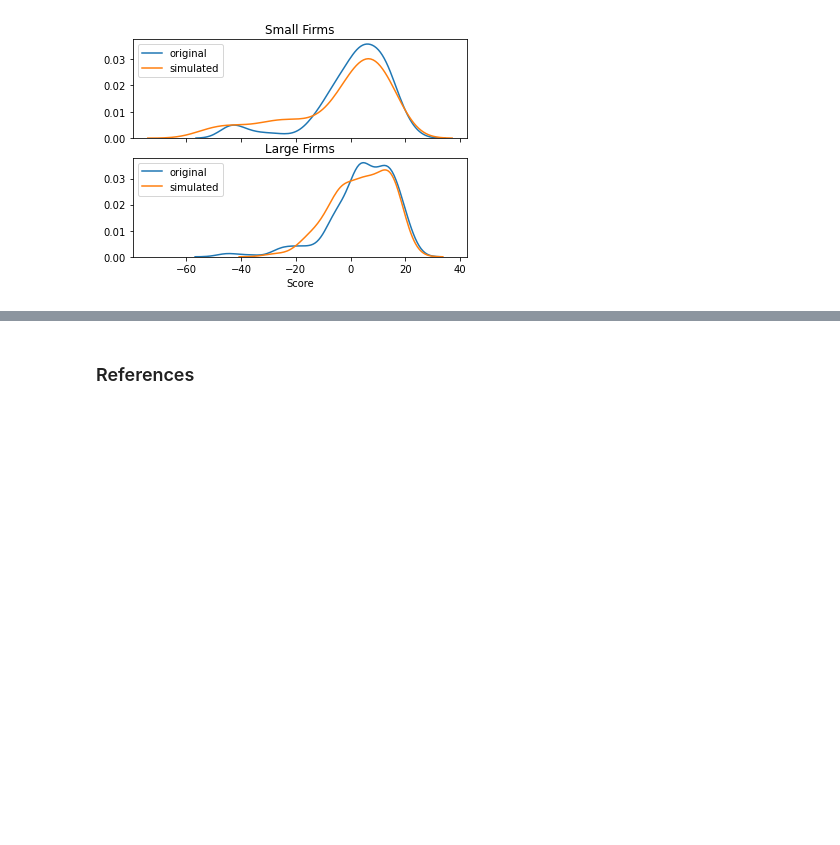
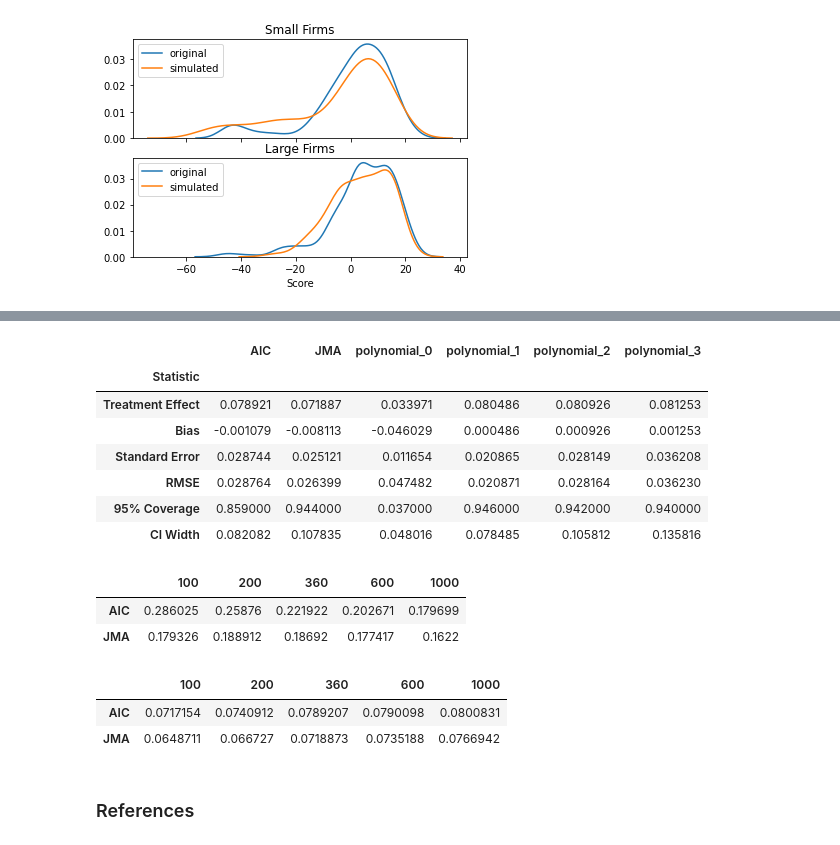
Before and after one commit to Pascalheid/project_computational_statistics, a Jupyter notebook: Project.ipynb, the cells around one changed output, grey strips where cells are left out. Cells and saved outputs as stored; diff of their text form; code cells hidden in the pictures; blank space fills up the shorter version.

```diff
--- a/Project.ipynb
+++ b/Project.ipynb
@@ -173,0 +202,62 @@ In the original paper, the authors run the polynomial regression with $P \in \{0
+# %%
+# If we are running on TRAVIS-CI we will simply load a file with existing results.
+if os.environ.get("TRAVIS"):
+    results_linear_dgp = pickle.load(open("data/simulated/results_linear.pickle", "br"))
+    processed_results_linear_dgp = pickle.load(open("data/simulated/processed_results_linear.pickle", "br"))
+else:
+    # set up simulations
+    np.random.seed(123)
+    num_runs = 1000
+    num_bootstrap_runs = 200
+    true_treatment_effect = 0.08
+    true_model = {
+        "polynomials": 1,
+        "coefficients": {
+            "untreated": np.array([-0.05, -0.0016]),
+            "treated": np.array([0.08, 0.0003]),
+        },
+    }
+    # run simulations
+    results_linear_dgp = {}
+    processed_results_linear_dgp = {}
+    for error_distr in ["homoskedastic", "random_cluster" ,"normal", "inverse"]:
+        results_linear_dgp[error_distr] = {}
+        processed_results_linear_dgp[error_distr] = {}
+        for num_obs in [100, 200, 360, 600, 1000]:
+            results_linear_dgp[error_distr][str(num_obs)] = get_results_regression(
+                num_runs, num_obs, num_bootstrap_runs, true_model, error_distr
+            )
+            processed_results_linear_dgp[error_distr][str(num_obs)] = process_results(
+                results_linear_dgp[error_distr][str(num_obs)], true_treatment_effect
+            )
+# %%
+processed_results_linear_dgp["random_cluster"]["360"]
+# %% [output]
+|  | AIC | JMA | polynomial_0 | polynomial_1 | polynomial_2 | polynomial_3 |
+| Statistic |  |  |  |  |  |  |
+| Treatment Effect | 0.078921 | 0.071887 | 0.033971 | 0.080486 | 0.080926 | 0.081253 |
+| Bias | -0.001079 | -0.008113 | -0.046029 | 0.000486 | 0.000926 | 0.001253 |
+| Standard Error | 0.028744 | 0.025121 | 0.011654 | 0.020865 | 0.028149 | 0.036208 |
+| RMSE | 0.028764 | 0.026399 | 0.047482 | 0.020871 | 0.028164 | 0.036230 |
+| 95% Coverage | 0.859000 | 0.944000 | 0.037000 | 0.946000 | 0.942000 | 0.940000 |
+| CI Width | 0.082082 | 0.107835 | 0.048016 | 0.078485 | 0.105812 | 0.135816 |
+# %%
+consistency = pd.DataFrame(index=["AIC", "JMA"], columns=[100, 200, 360, 600, 1000])
+for num_obs in [100, 200, 360, 600, 1000]:
+    consistency[[num_obs]] = processed_results_linear_dgp[
+        "random_cluster"][str(num_obs)].loc["RMSE", ["AIC", "JMA"]].to_numpy().reshape((2, 1))**2 * num_obs**0.95
+consistency
+# %% [output]
+|  | 100 | 200 | 360 | 600 | 1000 |
+| AIC | 0.286025 | 0.25876 | 0.221922 | 0.202671 | 0.179699 |
+| JMA | 0.179326 | 0.188912 | 0.18692 | 0.177417 | 0.1622 |
+# %%
+consistency = pd.DataFrame(index=["AIC", "JMA"], columns=[100, 200, 360, 600, 1000])
+for num_obs in [100, 200, 360, 600, 1000]:
+    consistency[[num_obs]] = processed_results_linear_dgp[
+        "random_cluster"][str(num_obs)].loc["Treatment Effect", ["AIC", "JMA"]].to_numpy().reshape((2, 1))
+consistency
+# %% [output]
+|  | 100 | 200 | 360 | 600 | 1000 |
+| AIC | 0.0717154 | 0.0740912 | 0.0789207 | 0.0790098 | 0.0800831 |
+| JMA | 0.0648711 | 0.066727 | 0.0718873 | 0.0735188 | 0.0766942 |
```
Also changed, not shown: parts of 12 cells of this notebook, 10 other files.
